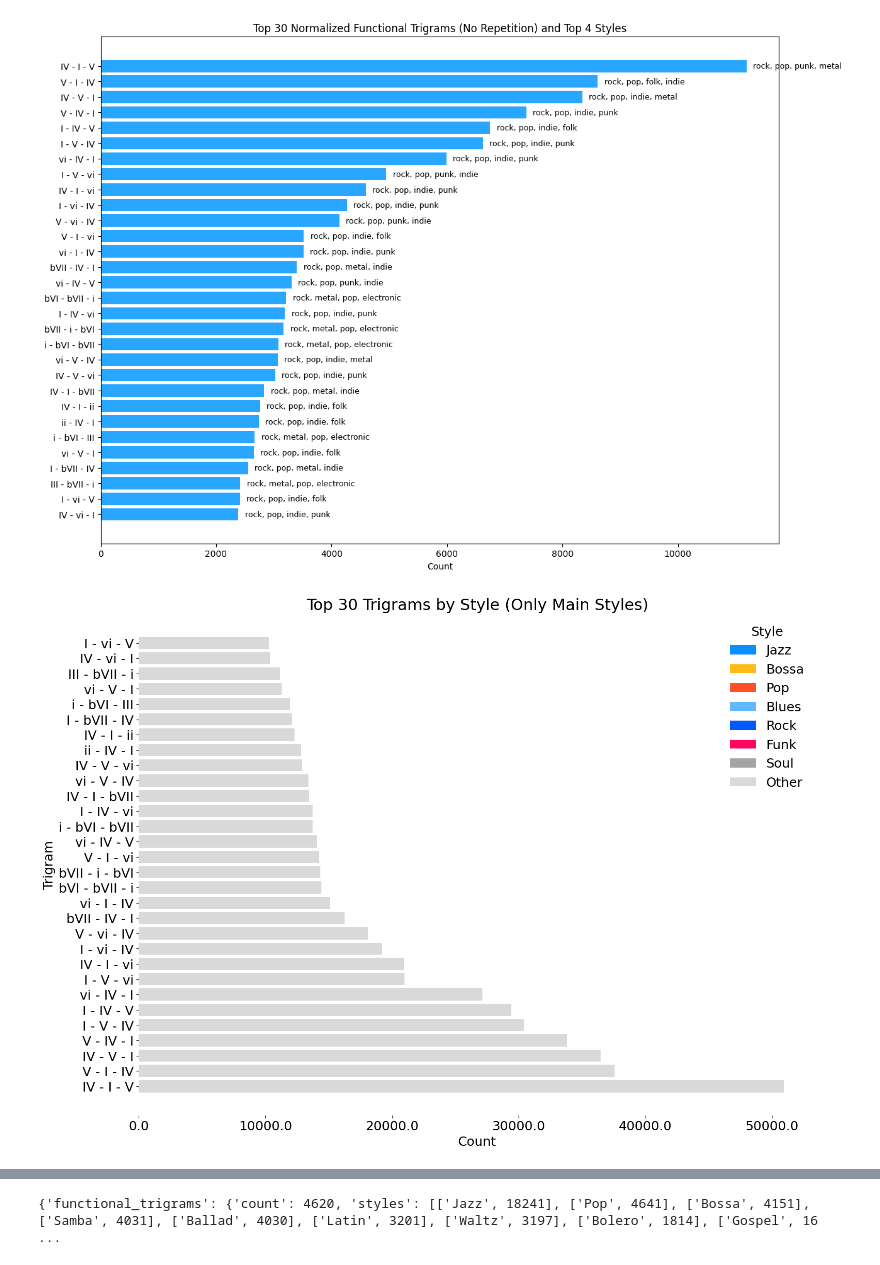
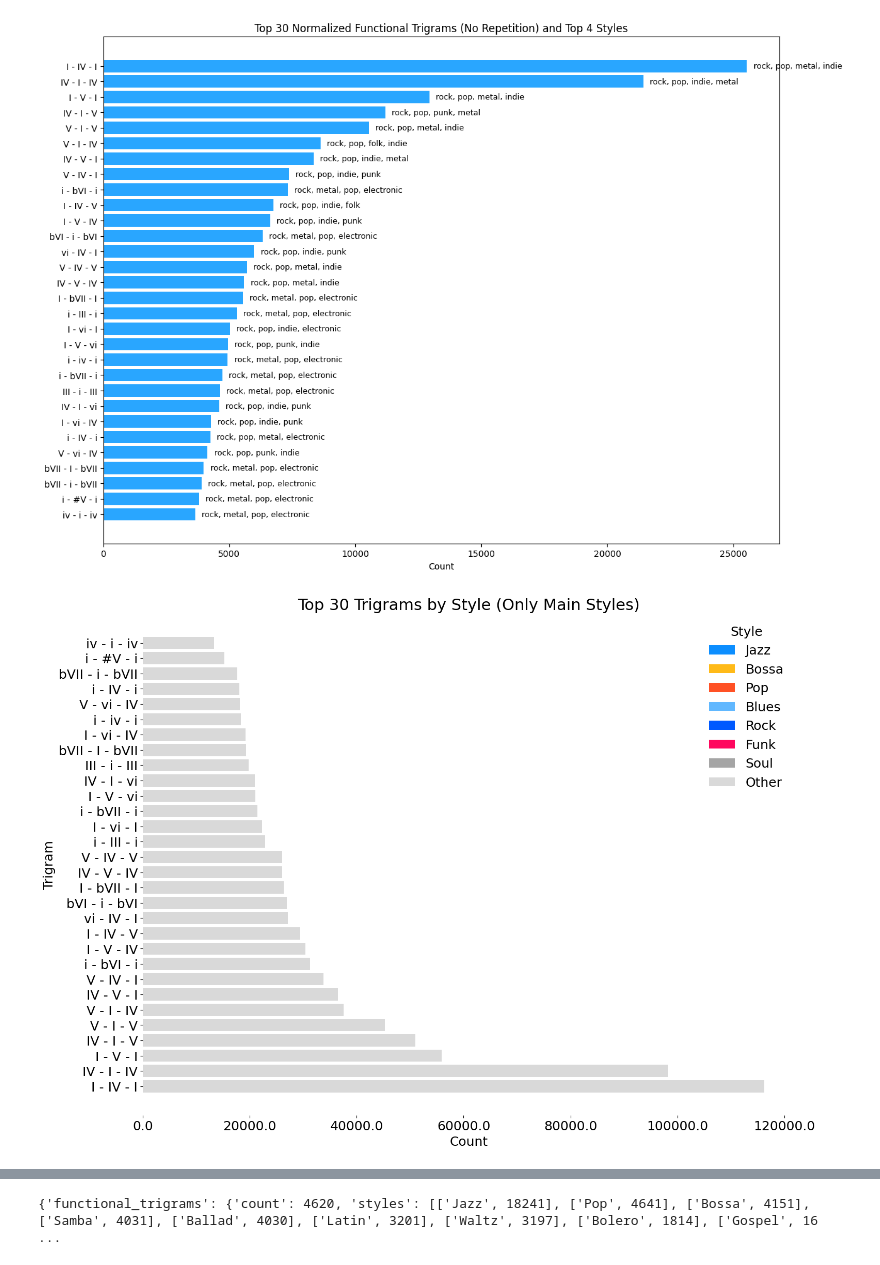
Before and after one commit to Dazzid/Aimir_Structure, a Jupyter notebook: src/01_trigram_analysis_ACE.ipynb, the cells around one changed output, grey strips where cells are left out. Drawn from its saved outputs; the diff is of its cells as text; code cells hidden in the pictures.

```diff
--- a/src/01_trigram_analysis_ACE.ipynb
+++ b/src/01_trigram_analysis_ACE.ipynb
@@ -54,7 +59,7 @@ def normalize_trigram(function_trigram):
     return tuple(normalize_function_label(x) for x in function_trigram)
 
 # Load data
-with open('/workspace/ngram_datasets/trigrams/3gram_dataset_lastfm_ace.json', 'r') as f:
+with open(f'/workspace/ngram_datasets/trigrams/3gram_dataset_lastfm_ace{GATE_SUFFIX}.json', 'r') as f:
     data = json.load(f)
 
 # Aggregate: trigram -> count, style counter
@@ -79,34 +84,34 @@ top_trigrams = trigram_count.most_common(selected)
 plot_labels = []
 plot_counts = []
 plot_topstyles = []
 
 num_styles = 4
 for trigram, count in top_trigrams:
     roman_label = ' - '.join(trigram)
     styles_counter = trigram_styles[trigram]
     top_n_styles = [s for s, _ in styles_counter.most_common(num_styles)]
     plot_labels.append(roman_label)
     plot_counts.append(count)
     plot_topstyles.append(', '.join(top_n_styles))
 
 # Reverse for horizontal plot (most common at top)
 plot_labels = plot_labels[::-1]
 plot_counts = plot_counts[::-1]
 plot_topstyles = plot_topstyles[::-1]
 
 # Plot
 fig, ax = plt.subplots(figsize=(13, 9))
 bars = ax.barh(plot_labels, plot_counts, color="#29a6ff")
 
 for i, (c, styles) in enumerate(zip(plot_counts, plot_topstyles)):
     ax.text(c + max(plot_counts) * 0.01, i, styles, va='center', fontsize=9, color="#000000")
 
 ax.set_xlabel('Count')
 ax.set_title(f'Top {selected} Normalized Functional Trigrams (No Repetition) and Top {num_styles} Styles')
 plt.tight_layout()
 plt.show()
 # %% [output]
-[figure, old version]
+[figure, new version]
 # %%
 import numpy as np
 import matplotlib.pyplot as plt
@@ -173,7 +178,7 @@ plt.tight_layout(pad=0.1)
 plt.subplots_adjust(bottom=0.01, top=0.98)
 plt.show()
 # %% [output]
-[figure, old version]
+[figure, new version]
 # %%
 import re
 
```
Also changed, not shown: parts of 25 cells of this notebook, 23 other files.
